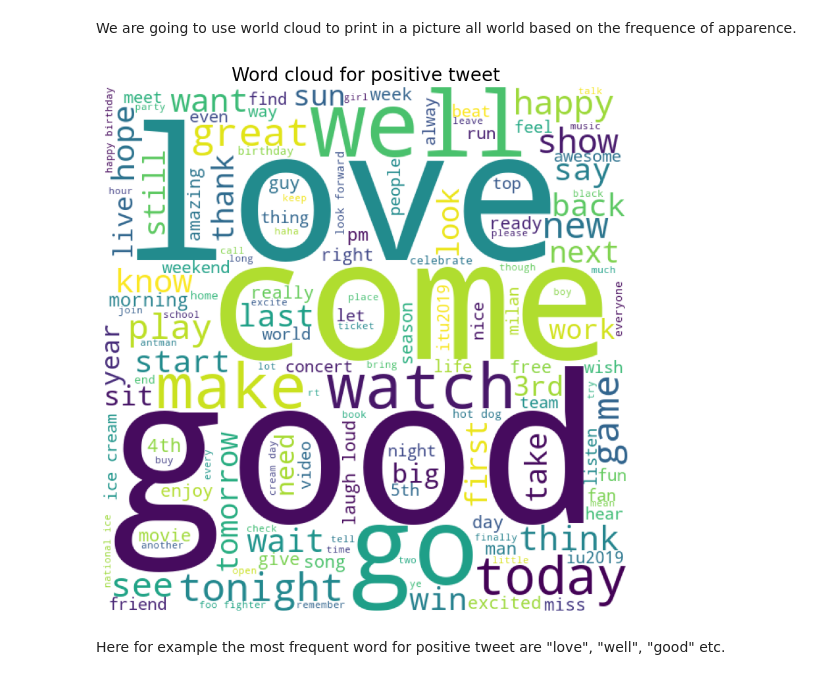
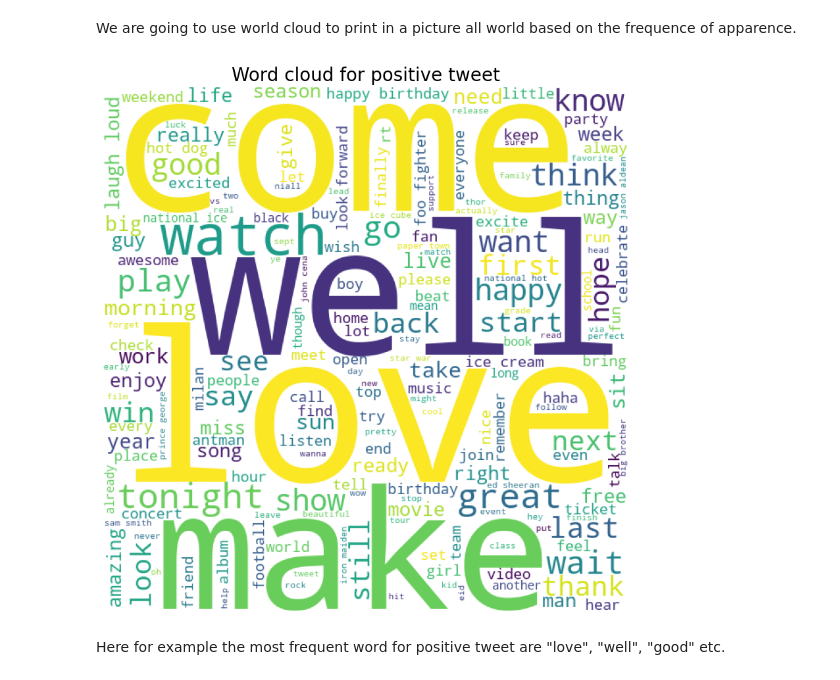
Before and after one commit to BIGMOUSSA/Sentiment_Analysis_01, a Jupyter notebook: main_notebook.ipynb, the cells around one changed output. Saved outputs shown, nothing was run; the diff lists cells and outputs as text; code cells hidden in the pictures.

```diff
--- a/main_notebook.ipynb
+++ b/main_notebook.ipynb
@@ -2937,6 +2999,6 @@ def remove_freqwords(text):
     """custom function to remove the frequent words"""
     return " ".join([word for word in str(text).split() if word not in FREQWORDS])
 
-data_train["twt_wo_stopfreq"] = data_train["twt_wo_stop"].apply(lambda text: remove_freqwords(text))
-data_train.head()
+data_train2["twt_wo_stopfreq"] = data_train2["twt_wo_alph"].apply(lambda text: remove_freqwords(text))
+data_train2[["twt_wo_alph", "twt_wo_stopfreq"]]
 # %% [output]
@@ -2958,6 +3027,6 @@ def remove_rarewords(text):
     """custom function to remove the rare words"""
     return " ".join([word.lower() for word in str(text).split() if word not in RAREWORDS])
 
-data_train["twt_wo_stopfreqrare"] = data_train["twt_wo_stopfreq"].apply(lambda text: remove_rarewords(text))
-data_train.head()
+data_train2["twt_wo_stopfreqrare"] = data_train2["twt_wo_stopfreq"].apply(lambda text: remove_rarewords(text))
+data_train2.head()
 # %% [output]
@@ -3030,9 +3081,9 @@ print('spaCy Version: %s' % (spacy.__version__))
 # %% [output]
 spaCy Version: 3.5.3
 # %%
-data_train['twt_wo_days_mont'] = data_train['twt_wo_stopfreqrare'].apply(remove_days_and_months)
+data_train2['twt_wo_days_mont'] = data_train2['twt_wo_stopfreqrare'].apply(remove_days_and_months)
 # %%
-data_train['twt_clean'] = data_train['twt_wo_days_mont'].apply(lambda x: tokenization_lemma(x))
+data_train2['twt_clean'] = data_train2['twt_wo_days_mont'].apply(lambda x: tokenization_lemma(x))
 # %% [markdown]
 Let's combine all the preprocessing functions into one. So we can apply it to our test and valid datasets
 # %%
@@ -3104,10 +3157,10 @@ def plot_wordcloud(reviews, title):
 # %%
 # WORD cloud positive reviews
 title = "Word cloud for positive tweet"
-positives = data_train[data_train.sentiment == 'positive']['twt_clean']
+positives = data_train2[data_train.sentiment == 'positive']['twt_clean']
 plot_wordcloud(positives, title)
 # %% [output]
-[figure, old version]
+[figure, new version]
 # %% [markdown]
 Here for example the most frequent word for positive tweet are "love", "well", "good" etc.
 # %%
```
Also changed, not shown: parts of 35 cells of this notebook, 2 other files.
